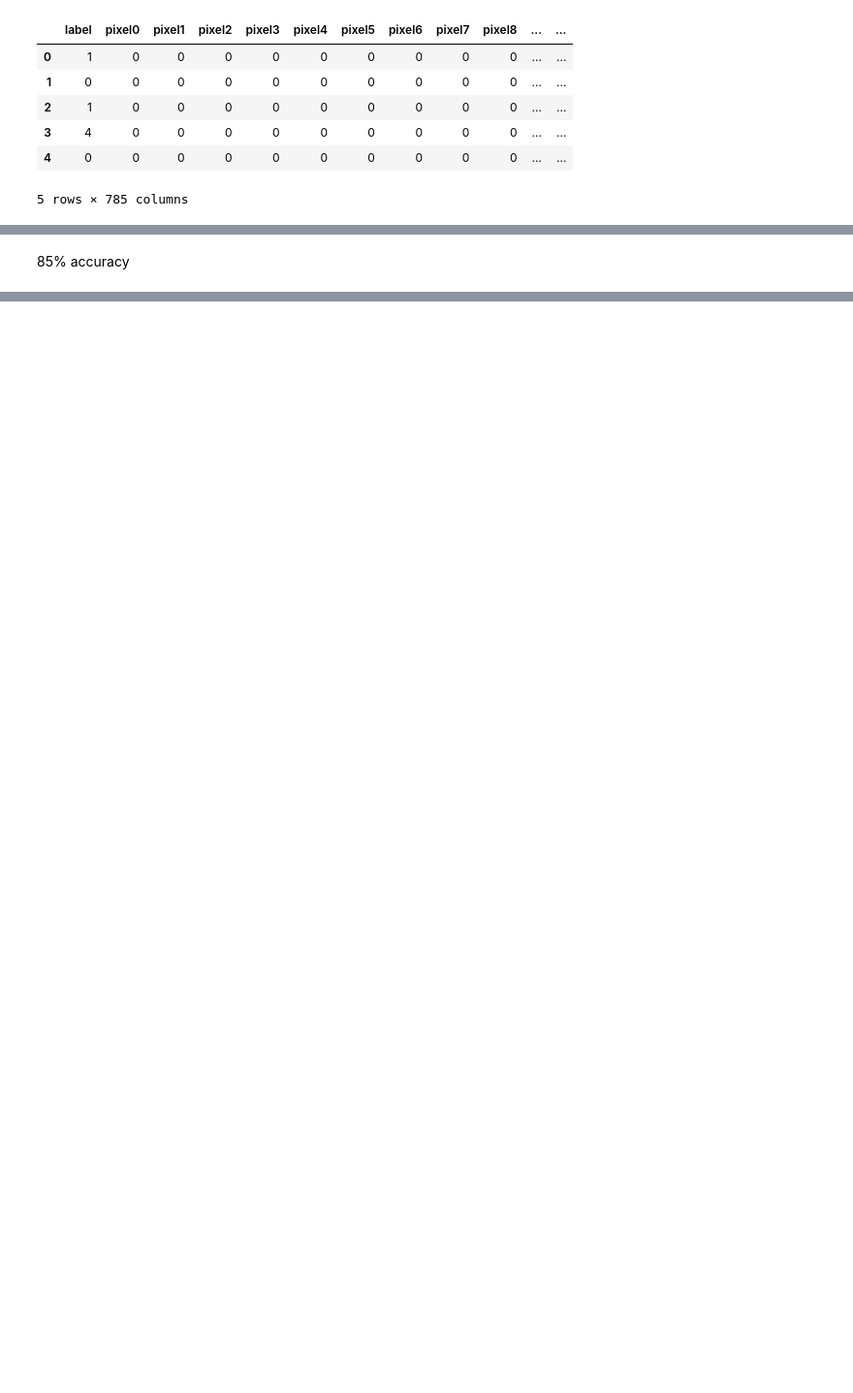
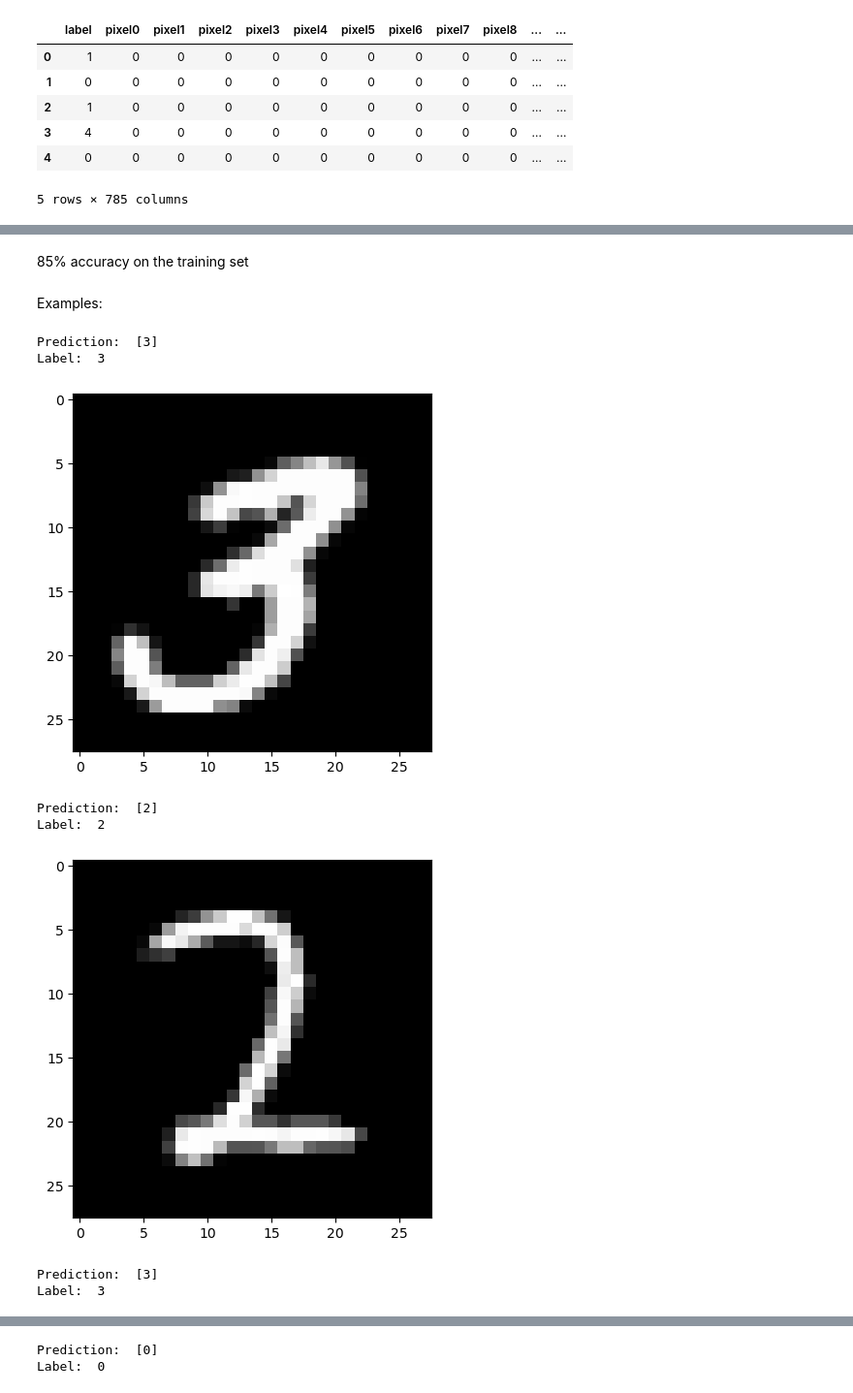
Before and after one commit to tanyaarya9/DigitRecognizer, a Jupyter notebook: digit-recognizer-2023.ipynb, the cells around one changed output, grey strips where cells are left out. Shown at 97% size. Saved outputs shown, nothing was run; the diff lists cells and outputs as text; code cells hidden in the pictures; blank space fills up the shorter version.

```diff
--- a/digit-recognizer-2023.ipynb
+++ b/digit-recognizer-2023.ipynb
@@ -116,5 +116,5 @@ Accuracy:  0.841
 # %% [markdown]
-85% accuracy
+85% accuracy on the training set
 # %%
 def make_predictions(X, W1, b1, W2, b2):
     _,_,_,A2 = forward_prop(W1,b1,W2,b2,X)
@@ -132,3 +132,19 @@ def test_prediction(index, W1, b1, W2, b2):
     plt.gray()
     plt.imshow(current_image, interpolation = 'nearest')
     plt.show()
+# %% [markdown]
+Examples:
+# %%
+test_prediction(0, W1, b1, W2, b2)
+test_prediction(1, W1, b1, W2, b2)
+test_prediction(2, W1, b1, W2, b2)
+test_prediction(3, W1, b1, W2, b2)
+# %% [output]
+Prediction:  [3]
+Label:  3
+[figure, added]
+Prediction:  [2]
+Label:  2
+[figure, added]
+Prediction:  [3]
+Label:  3
@@ -134,0 +152,2 @@ def test_prediction(index, W1, b1, W2, b2):
+Prediction:  [0]
+Label:  0
```
Also changed, not shown: parts of 5 cells of this notebook.
